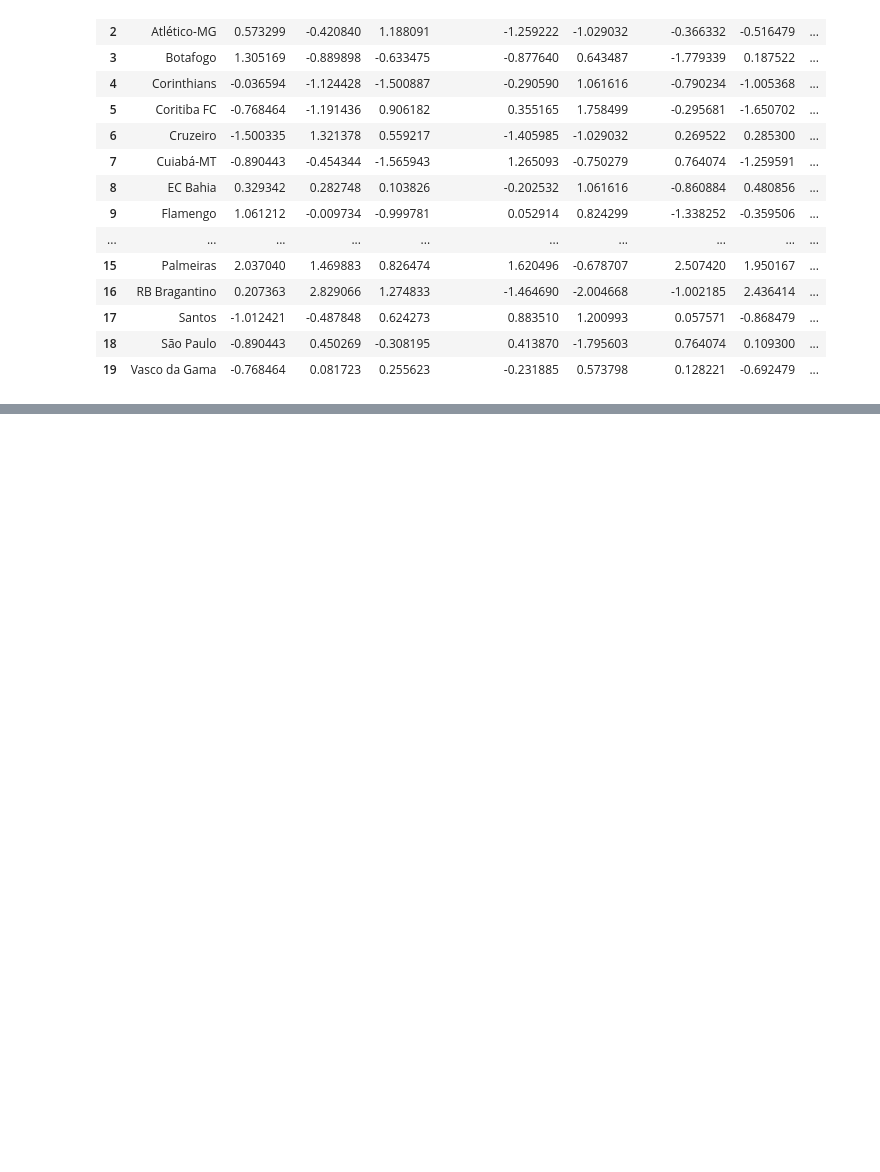
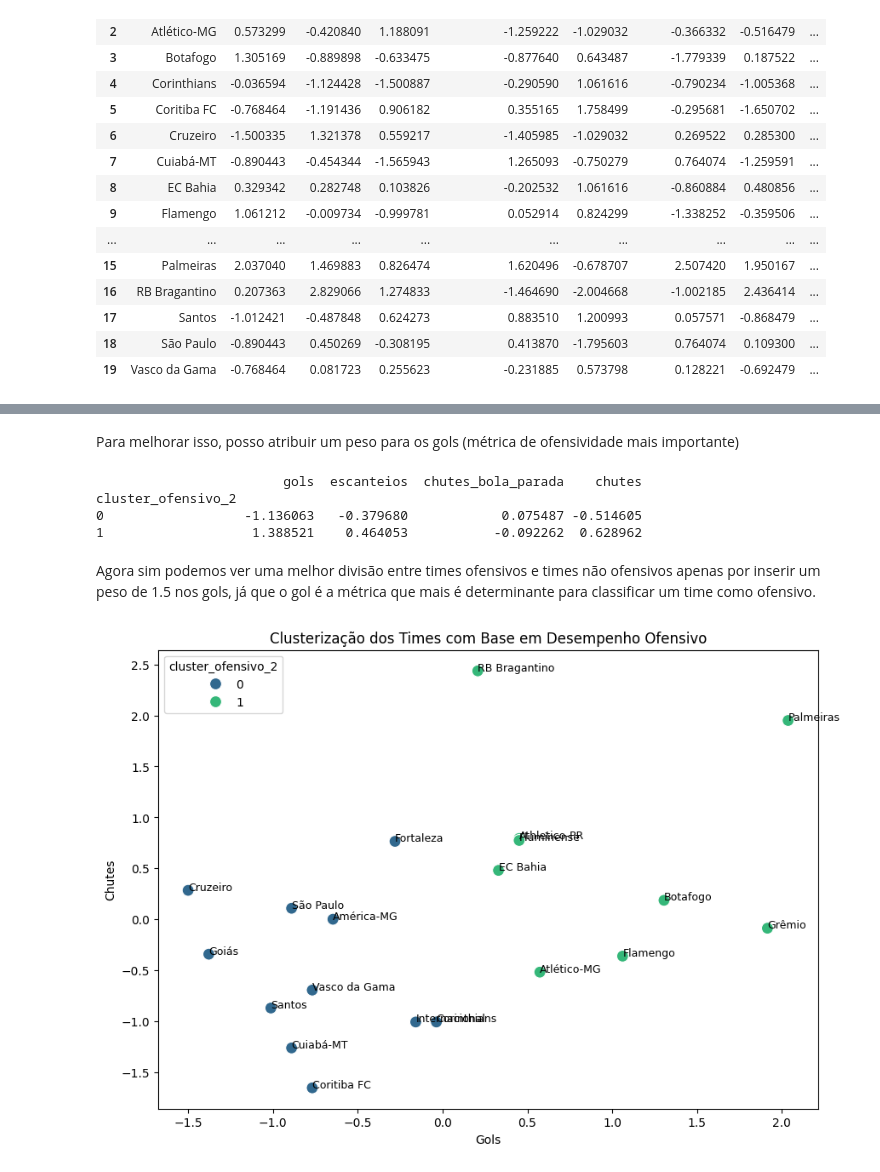
Before and after one commit to gbmartins9/Ranking-Brasileirao-CoCADa, a Jupyter notebook: cocada.ipynb, the cells around one changed output, grey strips where cells are left out. Cells and saved outputs as stored; diff of their text form; code cells hidden in the pictures; blank space fills up the shorter version.

```diff
--- a/cocada.ipynb
+++ b/cocada.ipynb
@@ -949,0 +963,31 @@ plt.show()
+# %% [markdown]
+Para melhorar isso, posso atribuir um peso para os gols (métrica de ofensividade mais importante)
+# %%
+df_norm['gols'] = df_norm['gols'] * 1.5
+df_medias['cluster_ofensivo_2'] = kmeans.fit_predict(df_norm[ataque])
+cluster_grupos = df_medias.groupby('cluster_ofensivo_2')[ataque].mean()
+print(cluster_grupos)
+df_norm['gols'] = df_norm['gols'] / 1.5
+# %% [output]
+                        gols  escanteios  chutes_bola_parada    chutes
+cluster_ofensivo_2
+0                  -1.136063   -0.379680            0.075487 -0.514605
+1                   1.388521    0.464053           -0.092262  0.628962
+# %% [markdown]
+Agora sim podemos ver uma melhor divisão entre times ofensivos e times não ofensivos apenas por inserir um peso de 1.5 nos gols, já que o gol é a métrica que mais é determinante para classificar um time como ofensivo.
+# %%
+plt.figure(figsize=(10, 7))
+sns.scatterplot(data=df_medias, x='gols', y='chutes', hue='cluster_ofensivo_2', palette='viridis', s=100)
+plt.title('Clusterização dos Times com Base em Desempenho Ofensivo')
+
+for i in range(df_medias.shape[0]):
+    plt.text(x=df_medias['gols'].iloc[i],
+             y=df_medias['chutes'].iloc[i],
+             s=df_medias['time'].iloc[i],
+             fontsize=9)
+
+plt.xlabel('Gols')
+plt.ylabel('Chutes')
+plt.show()
+# %% [output]
+[figure, added]
```
Also changed, not shown: parts of 31 cells of this notebook.
